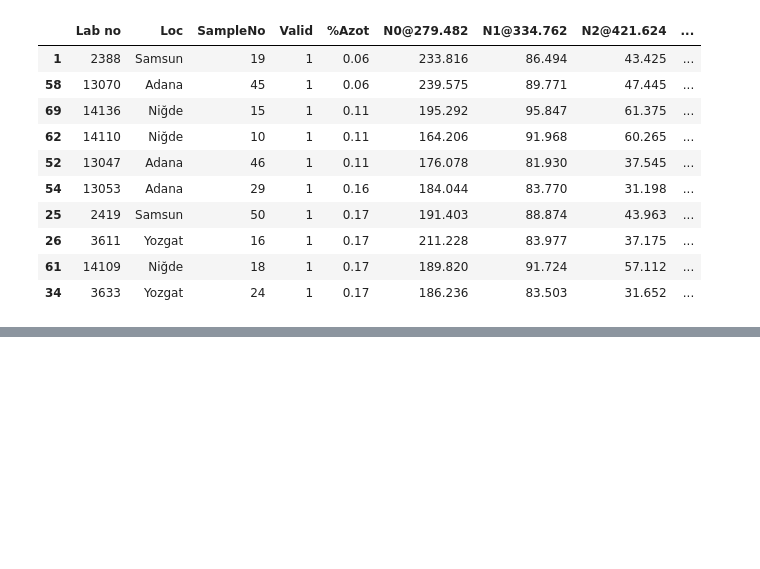
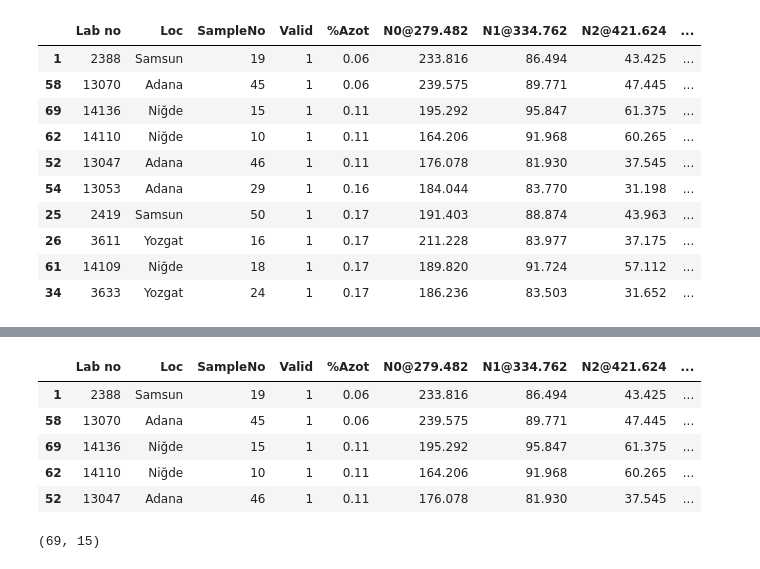
Before and after one commit to ugurgudelek/Libs, a Jupyter notebook: new test/analyze.ipynb, the cells around one changed output, grey strips where cells are left out. Saved outputs shown, nothing was run; the diff lists cells and outputs as text; code cells hidden in the pictures; blank space fills up the shorter version.

```diff
--- a/new test/analyze.ipynb
+++ b/new test/analyze.ipynb
@@ -418,0 +419,13 @@ The default value of n_estimators will change from 10 in version 0.20 to 100 in
+# %%
+analysis.data.iloc[:, :].head()
+# %% [output]
+|  | Lab no | Loc | SampleNo | Valid | %Azot | N0@279.482 | N1@334.762 | N2@421.624 | ... |
+| 1 | 2388 | Samsun | 19 | 1 | 0.06 | 233.816 | 86.494 | 43.425 | ... |
+| 58 | 13070 | Adana | 45 | 1 | 0.06 | 239.575 | 89.771 | 47.445 | ... |
+| 69 | 14136 | Niğde | 15 | 1 | 0.11 | 195.292 | 95.847 | 61.375 | ... |
+| 62 | 14110 | Niğde | 10 | 1 | 0.11 | 164.206 | 91.968 | 60.265 | ... |
+| 52 | 13047 | Adana | 46 | 1 | 0.11 | 176.078 | 81.930 | 37.545 | ... |
+# %%
+analysis.data.shape
+# %% [output]
+(69, 15)
```
Also changed, not shown: parts of 11 cells of this notebook, 12 other files.
